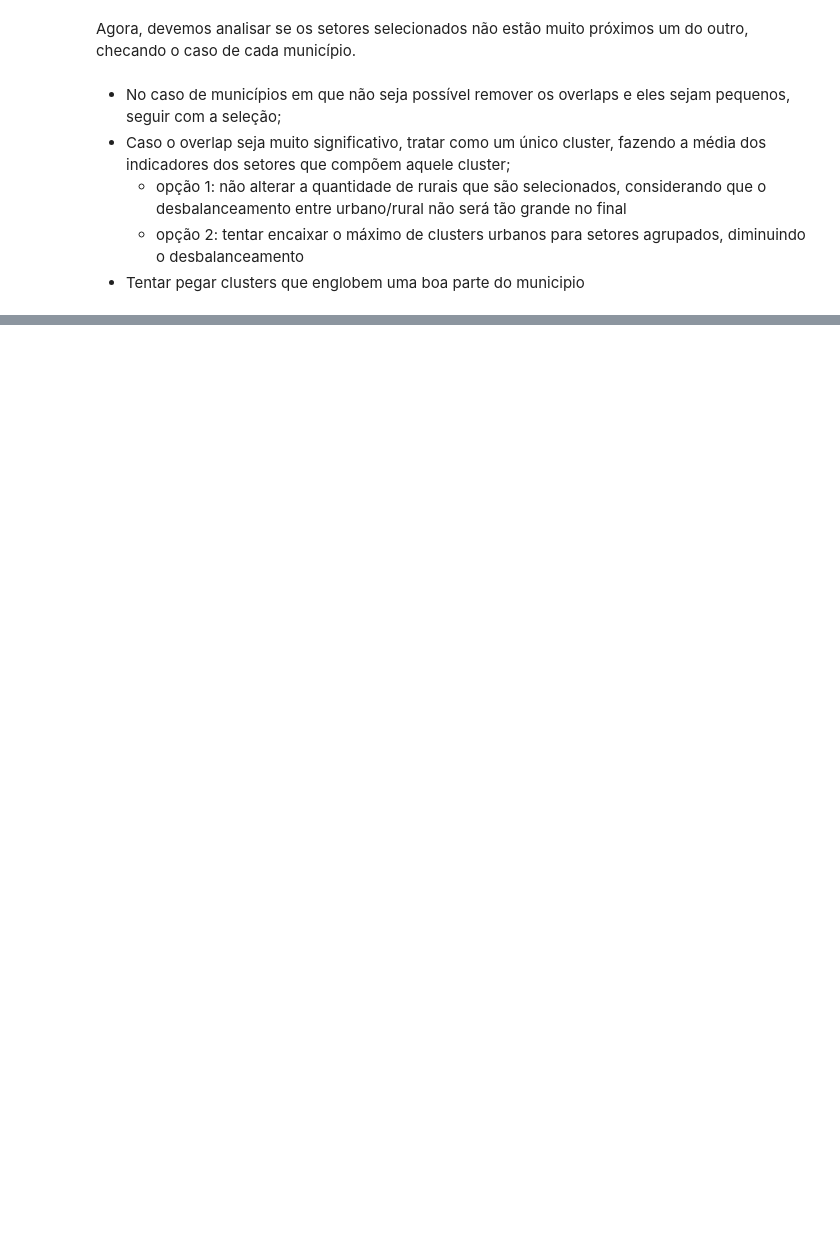
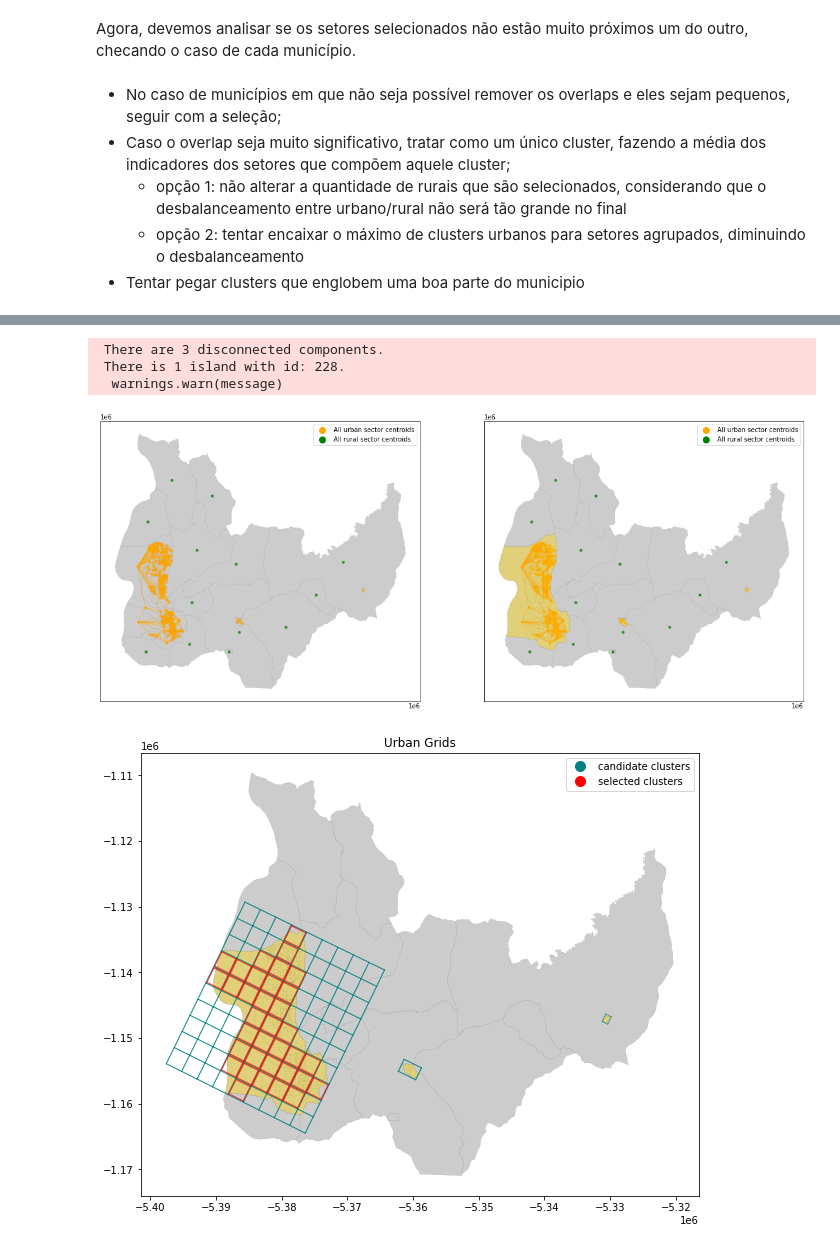
Before and after one commit to TCC-NexusParsec/data-analysis, a Jupyter notebook: dataset_analysis.ipynb, the cells around one changed output, grey strips where cells are left out. Drawn from its saved outputs; the diff is of its cells as text; code cells hidden in the pictures; blank space fills up the shorter version.

```diff
--- a/dataset_analysis.ipynb
+++ b/dataset_analysis.ipynb
@@ -428,0 +669,12 @@ GitHub test
+# %%
+for cod_mun in [1721000]:
+    W, combined_polygons = calculate_combined_polygon(geo, cod_mun)
+    clusters_centroids, bbox_list, cluster_vertices = create_cluster_grid(combined_polygons)
+    plot_mun_urban_selection_workflow(geo, cod_mun, W)
+    plot_urban_clusters_selection(geo, cod_mun)
+# %% [output]
+ There are 3 disconnected components.
+ There is 1 island with id: 228.
+  warnings.warn(message)
+[figure, added]
+[figure, added]
```
Also changed, not shown: parts of 18 cells of this notebook.
